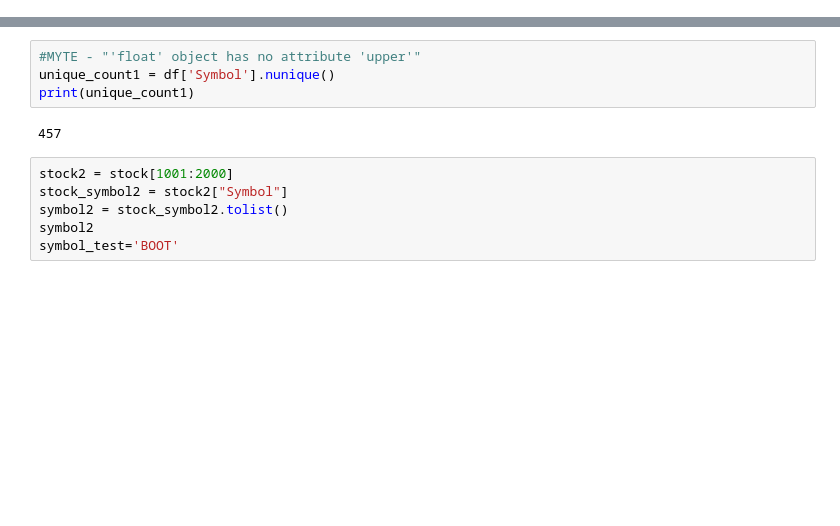
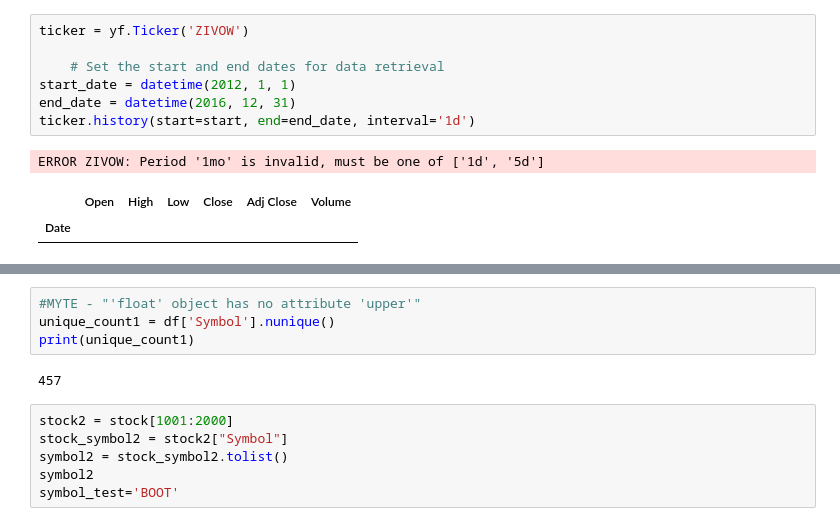
Before and after one commit to allenhuang7008/SADFinance, a Jupyter notebook: Stock_Symbol.ipynb, the cells around one changed output, grey strips where cells are left out. Cells and saved outputs as stored; diff of their text form; blank space fills up the shorter version.

```diff
--- a/Stock_Symbol.ipynb
+++ b/Stock_Symbol.ipynb
@@ -22,0 +70,11 @@ test_symbol = ['A','AA','AAC','AACG','AACI','AACIU','AACIW','AADI','AAIC','AAIC^
+# %%
+ticker = yf.Ticker('ZIVOW')
+
+    # Set the start and end dates for data retrieval
+start_date = datetime(2012, 1, 1)
+end_date = datetime(2016, 12, 31)
+ticker.history(start=start, end=end_date, interval='1d')
+# %% [output]
+ERROR ZIVOW: Period '1mo' is invalid, must be one of ['1d', '5d']
+|  | Open | High | Low | Close | Adj Close | Volume |
+| Date |  |  |  |  |  |  |
```
Also changed, not shown: parts of 11 cells of this notebook.
